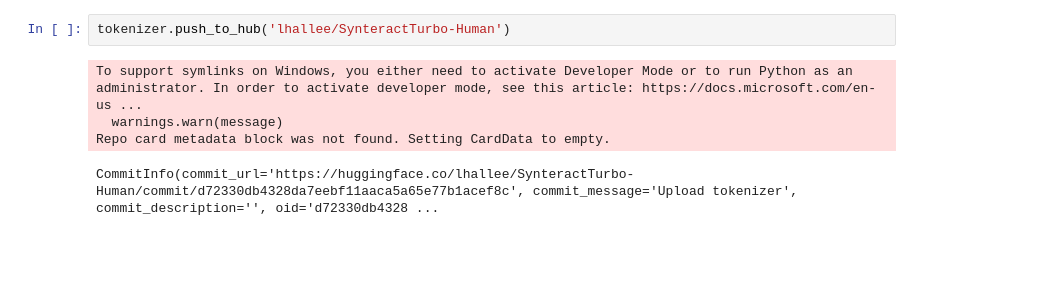
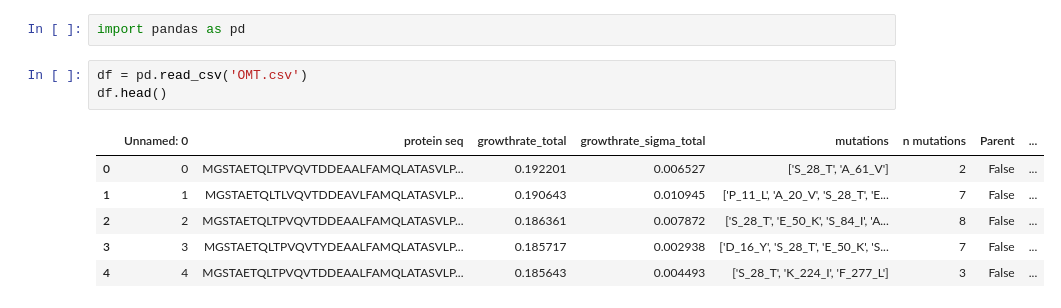
Before and after one commit to pieris98/Protify, a Jupyter notebook: exp.ipynb, the cells around one changed output. Drawn from its saved outputs; the diff is of its cells as text; blank space fills up the shorter version.

```diff
--- a/exp.ipynb
+++ b/exp.ipynb
@@ -16,7 +1,12 @@ EsmTokenizer(name_or_path='facebook/esm2_t6_8M_UR50D', vocab_size=33, model_max_
-# %%
-tokenizer.push_to_hub('lhallee/SynteractTurbo-Human')
-# %% [output]
-To support symlinks on Windows, you either need to activate Developer Mode or to run Python as an administrator. In order to activate developer mode, see this article: https://docs.microsoft.com/en-us ...
-  warnings.warn(message)
-Repo card metadata block was not found. Setting CardData to empty.
-CommitInfo(commit_url='https://huggingface.co/lhallee/SynteractTurbo-Human/commit/d72330db4328da7eebf11aaca5a65e77b1acef8c', commit_message='Upload tokenizer', commit_description='', oid='d72330db4328 ...
+# %%
+import pandas as pd
+# %%
+df = pd.read_csv('OMT.csv')
+df.head()
+# %% [output]
+|  | Unnamed: 0 | protein seq | growthrate_total | growthrate_sigma_total | mutations | n mutations | Parent | ... |
+| 0 | 0 | MGSTAETQLTPVQVTDDEAALFAMQLATASVLP... | 0.192201 | 0.006527 | ['S_28_T', 'A_61_V'] | 2 | False | ... |
+| 1 | 1 | MGSTAETQLTLVQVTDDEAVLFAMQLATASVLP... | 0.190643 | 0.010945 | ['P_11_L', 'A_20_V', 'S_28_T', 'E... | 7 | False | ... |
+| 2 | 2 | MGSTAETQLTPVQVTDDEAALFAMQLATASVLP... | 0.186361 | 0.007872 | ['S_28_T', 'E_50_K', 'S_84_I', 'A... | 8 | False | ... |
+| 3 | 3 | MGSTAETQLTPVQVTYDEAALFAMQLATASVLP... | 0.185717 | 0.002938 | ['D_16_Y', 'S_28_T', 'E_50_K', 'S... | 7 | False | ... |
+| 4 | 4 | MGSTAETQLTPVQVTDDEAALFAMQLATASVLP... | 0.185643 | 0.004493 | ['S_28_T', 'K_224_I', 'F_277_L'] | 3 | False | ... |
```
Also changed, not shown: parts of 9 cells of this notebook, 12 other files.
